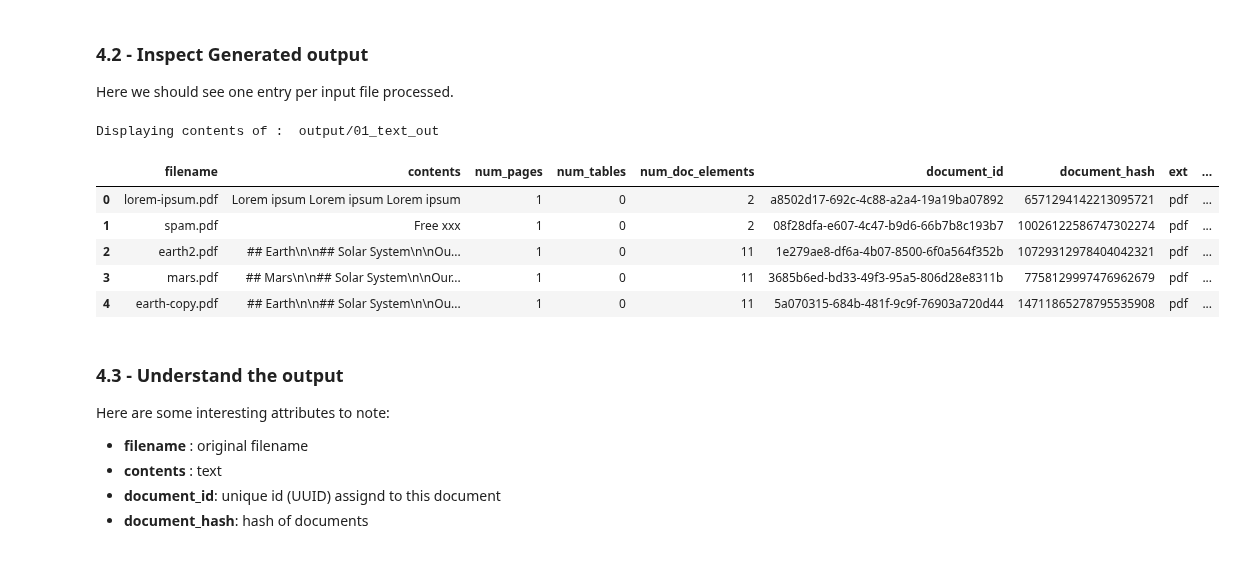
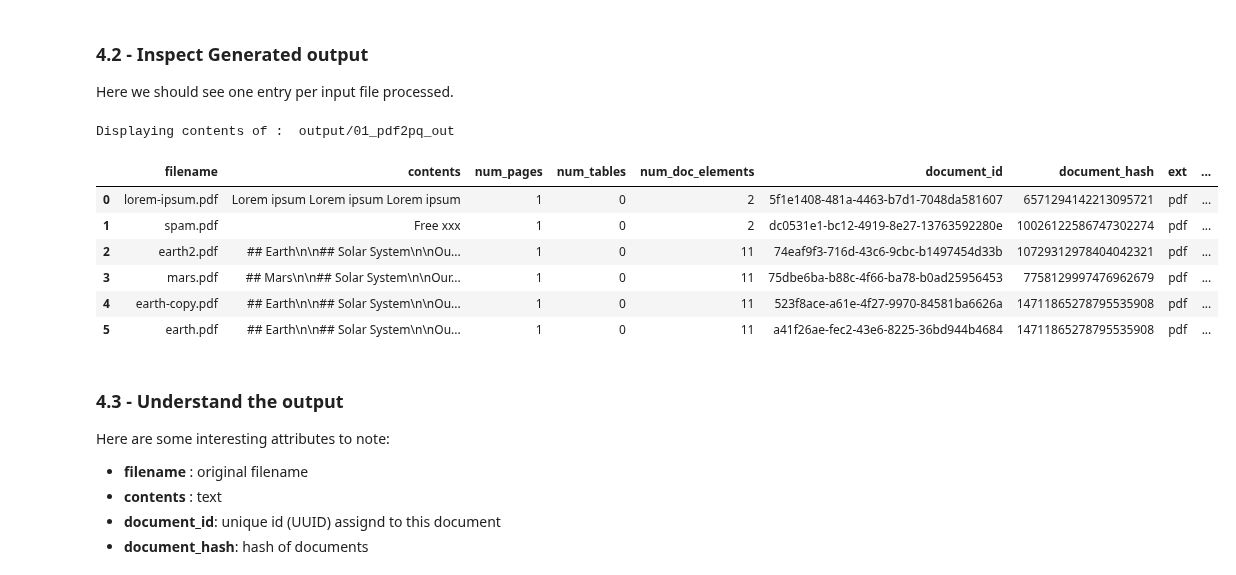
Before and after one commit to ian-cho/data-prep-kit, a Jupyter notebook: examples/notebooks/pdf-processing-1/pdf_processing_1_python.ipynb, the cells around one changed output. Drawn from its saved outputs; the diff is of its cells as text; code cells hidden in the pictures.

```diff
--- a/examples/notebooks/pdf-processing-1/pdf_processing_1_python.ipynb
+++ b/examples/notebooks/pdf-processing-1/pdf_processing_1_python.ipynb
@@ -80,7 +80,7 @@ input_dir = "input"
 shutil.os.makedirs(input_dir, exist_ok=True)
 output_dir = "output"
 
-output_text_dir = os.path.join (output_dir, '01_text_out')
+output_pdf2pq_dir = os.path.join (output_dir, '01_pdf2pq_out')
 output_docid_dir = os.path.join (output_dir, '02_docid_out')
 output_exact_dedupe_dir = os.path.join (output_dir, '03_exact_dedupe_out')
 output_fuzzy_dedupe_dir = os.path.join (output_dir, '04_fuzzy_dedupe_out')
@@ -241,21 +241,22 @@ Wall time: 1min 8s
 
 Here we should see one entry per input file processed.
 # %%
-print ("Displaying contents of : ", output_text_dir)
-output_df = read_parquet_files_as_df(output_text_dir)
+print ("Displaying contents of : ", output_pdf2pq_dir)
+output_df = read_parquet_files_as_df(output_pdf2pq_dir)
 # print ("Output dimensions (rows x columns)= ", output_df.shape)
-output_df.head()
+output_df.head(10)
 
 ## To display certain columns
 #parquet_df[['column1', 'column2', 'column3']].head(5)
 # %% [output]
-Displaying contents of :  output/01_text_out
+Displaying contents of :  output/01_pdf2pq_out
 |  | filename | contents | num_pages | num_tables | num_doc_elements | document_id | document_hash | ext | ... |
-| 0 | lorem-ipsum.pdf | Lorem ipsum Lorem ipsum Lorem ipsum | 1 | 0 | 2 | a8502d17-692c-4c88-a2a4-19a19ba07892 | 6571294142213095721 | pdf | ... |
-| 1 | spam.pdf | Free xxx | 1 | 0 | 2 | 08f28dfa-e607-4c47-b9d6-66b7b8c193b7 | 10026122586747302274 | pdf | ... |
-| 2 | earth2.pdf | ## Earth\n\n## Solar System\n\nOu... | 1 | 0 | 11 | 1e279ae8-df6a-4b07-8500-6f0a564f352b | 10729312978404042321 | pdf | ... |
-| 3 | mars.pdf | ## Mars\n\n## Solar System\n\nOur... | 1 | 0 | 11 | 3685b6ed-bd33-49f3-95a5-806d28e8311b | 7758129997476962679 | pdf | ... |
-| 4 | earth-copy.pdf | ## Earth\n\n## Solar System\n\nOu... | 1 | 0 | 11 | 5a070315-684b-481f-9c9f-76903a720d44 | 14711865278795535908 | pdf | ... |
+| 0 | lorem-ipsum.pdf | Lorem ipsum Lorem ipsum Lorem ipsum | 1 | 0 | 2 | 5f1e1408-481a-4463-b7d1-7048da581607 | 6571294142213095721 | pdf | ... |
+| 1 | spam.pdf | Free xxx | 1 | 0 | 2 | dc0531e1-bc12-4919-8e27-13763592280e | 10026122586747302274 | pdf | ... |
+| 2 | earth2.pdf | ## Earth\n\n## Solar System\n\nOu... | 1 | 0 | 11 | 74eaf9f3-716d-43c6-9cbc-b1497454d33b | 10729312978404042321 | pdf | ... |
+| 3 | mars.pdf | ## Mars\n\n## Solar System\n\nOur... | 1 | 0 | 11 | 75dbe6ba-b88c-4f66-ba78-b0ad25956453 | 7758129997476962679 | pdf | ... |
+| 4 | earth-copy.pdf | ## Earth\n\n## Solar System\n\nOu... | 1 | 0 | 11 | 523f8ace-a61e-4f27-9970-84581ba6626a | 14711865278795535908 | pdf | ... |
+| 5 | earth.pdf | ## Earth\n\n## Solar System\n\nOu... | 1 | 0 | 11 | a41f26ae-fec2-43e6-8225-36bd944b4684 | 14711865278795535908 | pdf | ... |
 # %% [markdown]
 
 ### 4.3 - Understand the output
```
Also changed, not shown: parts of 14 cells of this notebook, 2 other files.
